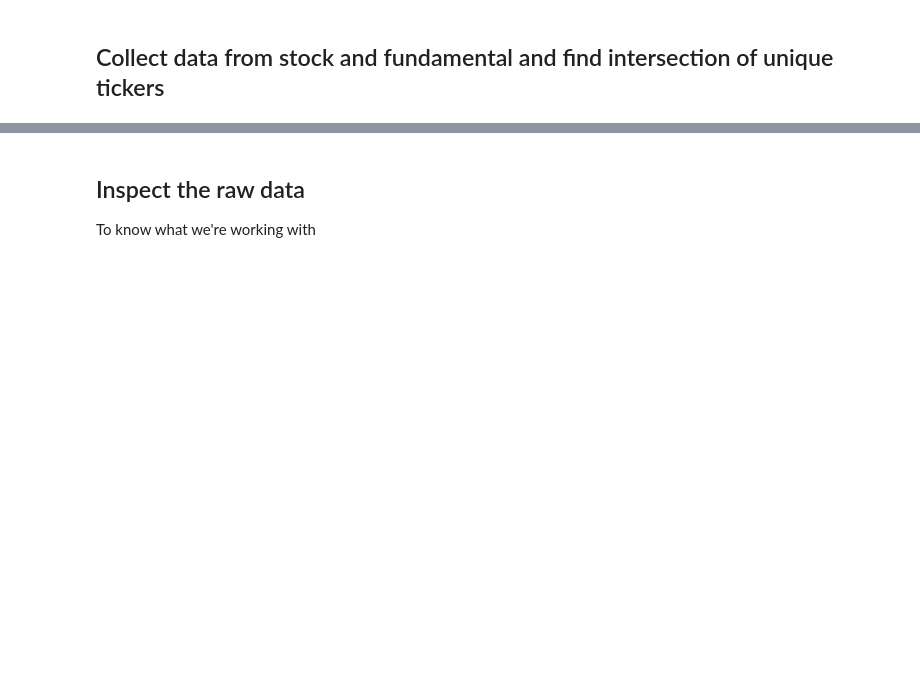
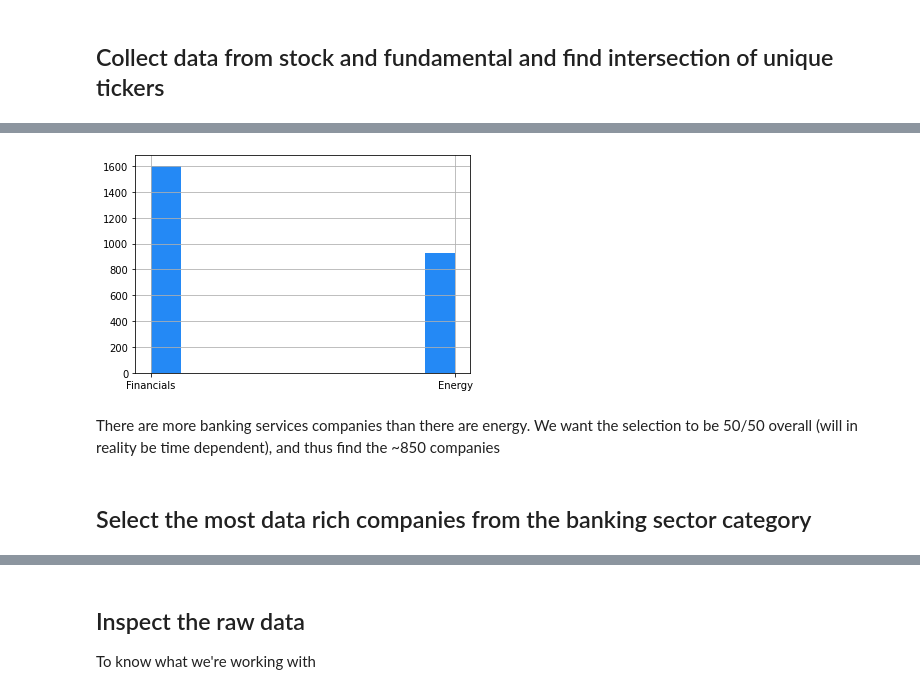
Before and after one commit to Krankile/npmf, a Jupyter notebook: notebooks/inner_join_fundamentals_and_stock.ipynb, the cells around one changed output, grey strips where cells are left out. Cells and saved outputs as stored; diff of their text form; code cells hidden in the pictures; blank space fills up the shorter version.

Commit message:
Make inner join of fundamentals compatible with banking & oil

```diff
--- a/notebooks/inner_join_fundamentals_and_stock.ipynb
+++ b/notebooks/inner_join_fundamentals_and_stock.ipynb
@@ -62,8 +63,8 @@ np.random.seed(420)
 # %% [markdown]
 ## Collect data from stock and fundamental and find intersection of unique tickers
 # %%
-stock_df = get_dataset("stock-data-clean:latest", "master-test")
-fundamental_df = get_dataset("fundamental-data-clean:latest", "master-test")
-meta_df = get_dataset("oil-meta-data:latest", "master-test")
+stock_df = get_dataset("stock-data:latest", "master")
+fundamental_df = get_dataset("fundamental-data:v1", "master")
+meta_df = get_dataset("meta-data:latest", "master")
 # %% [output]
 Tracking run with wandb version 0.12.16
@@ -100,5 +101,13 @@ fundamental_df
 # %%
-unique_fundamental = set(fundamental_df["Instrument"].unique())
-unique_stock = set(stock_df["ticker"].unique())
+unique_fundamental = set(fundamental_df.ticker.unique())
+unique_stock = set(stock_df.ticker.unique())
 
 full_data_companies = unique_fundamental & unique_stock
+# %%
+ meta_df[meta_df.ticker.isin(full_data_companies)].economic_sector.hist();
+# %% [output]
+[figure, added]
+# %% [markdown]
+There are more banking services companies than there are energy. We want the selection to be 50/50 overall (will in reality be time dependent), and thus find the ~850 companies
+# %% [markdown]
+## Select the most data rich companies from the banking sector category
```
Also changed, not shown: parts of 18 cells of this notebook.
